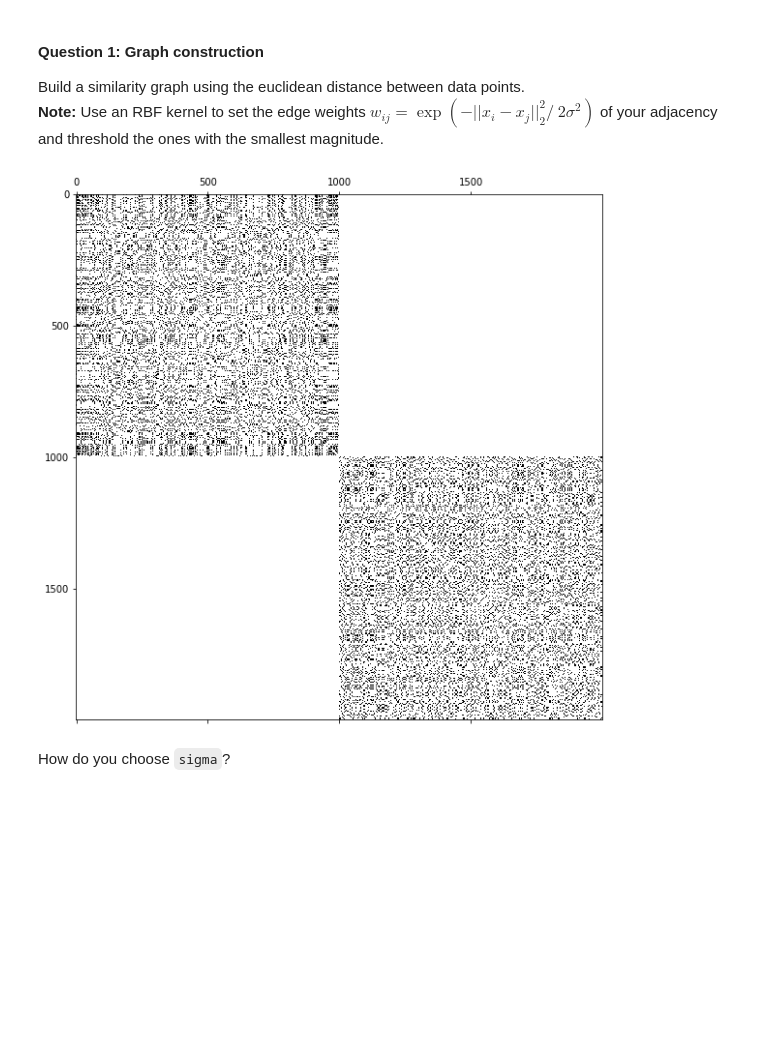
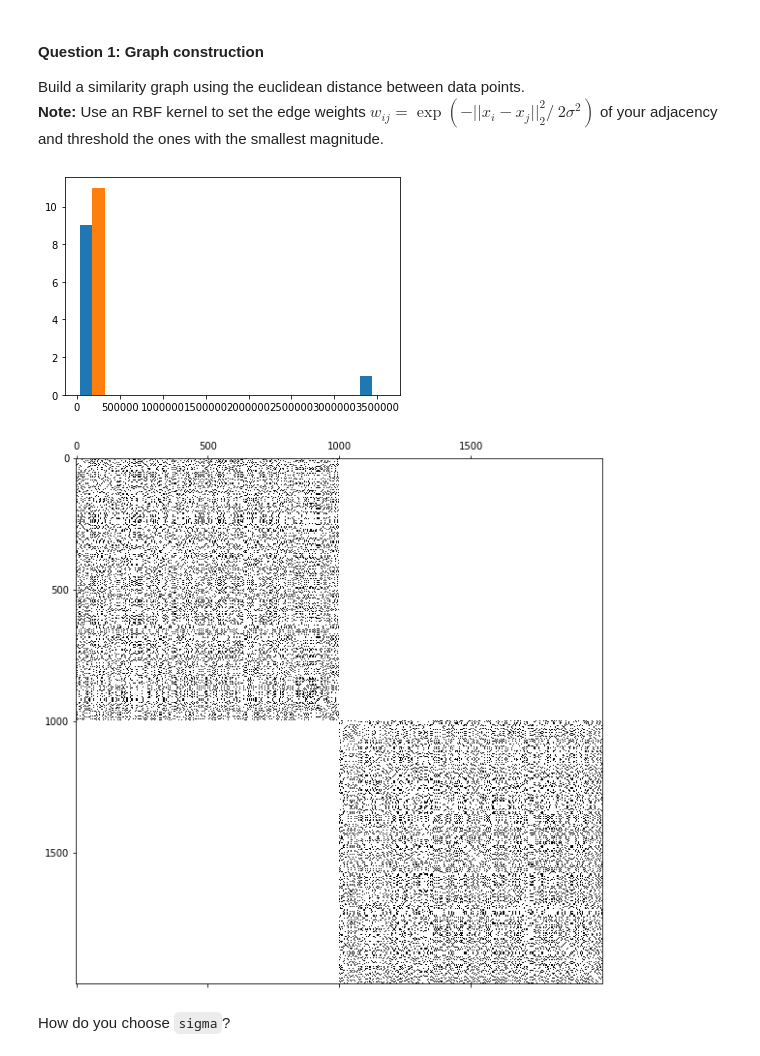
Before and after one commit to yehchunhung/ntds-2019, a Jupyter notebook: assignments/2_learning_with_graphs.ipynb, the cells around one changed output. Saved outputs shown, nothing was run; the diff lists cells and outputs as text; code cells hidden in the pictures; blank space fills up the shorter version.

```diff
--- a/assignments/2_learning_with_graphs.ipynb
+++ b/assignments/2_learning_with_graphs.ipynb
@@ -76,11 +76,16 @@ def epsilon_similarity_graph(X: np.ndarray, sigma=1, epsilon=0):
     return adjacency
 # %%
 adjacency = epsilon_similarity_graph(X, sigma=0.5, epsilon=0.3)
-plt.figure(figsize = (10, 10))
-plt.spy(adjacency)
+plt.hist(np.histogram(adjacency))
 plt.show()
 # %% [output]
-[figure, old version]
+[figure, new version]
+# %%
+plt.figure(figsize = (10, 10))
+plt.spy(adjacency)
+plt.show()
+# %% [output]
+[figure, added]
 # %% [markdown]
 How do you choose `sigma`?
 # %% [markdown]
```
Also changed, not shown: parts of 33 cells of this notebook, 5 other files.
